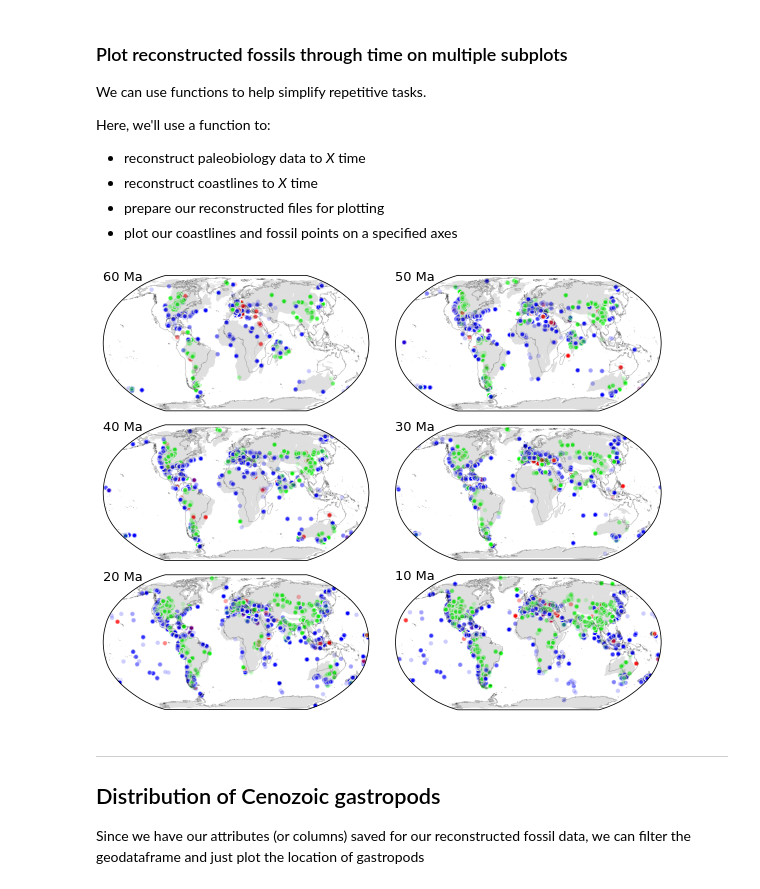
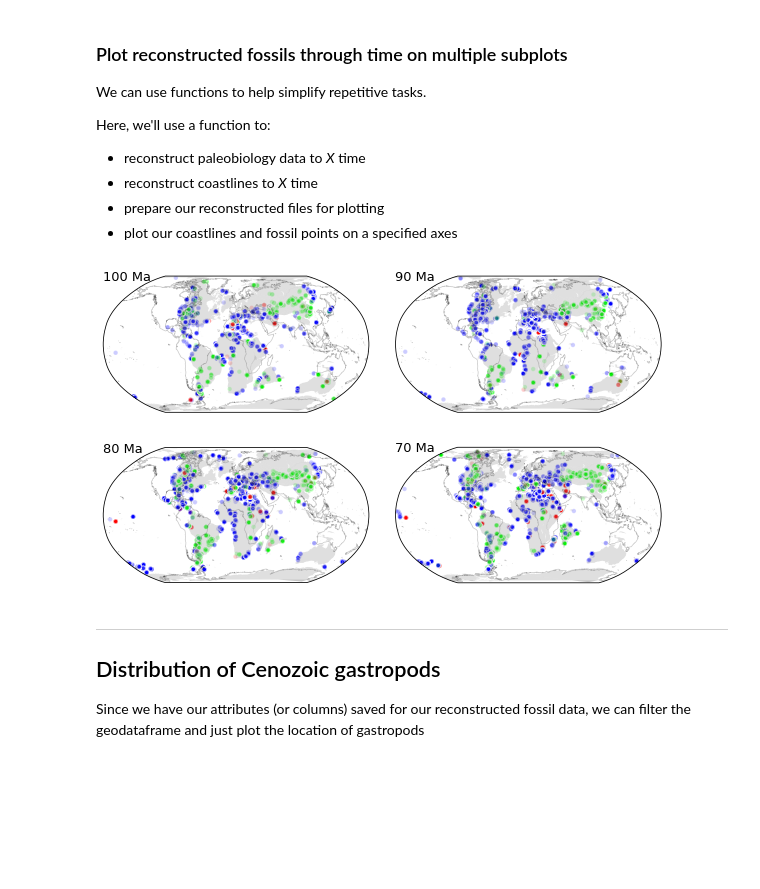
Before and after one commit to GPlates/pygplates-course-2022, a Jupyter notebook: 05-Reconstructing-more-features.ipynb, the cells around one changed output. Drawn from its saved outputs; the diff is of its cells as text; code cells hidden in the pictures; blank space fills up the shorter version.

Commit message:
change to late cretaceous

```diff
--- a/05-Reconstructing-more-features.ipynb
+++ b/05-Reconstructing-more-features.ipynb
@@ -290,8 +294,6 @@ def create_geodataframe_from_pbdb(pygplates_recon_geom, reconstruction_time):
     recon_gpd['accepted_names'] = None
     recon_gpd['environment'] = None
     recon_gpd['environment_broad'] = None
-    recon_gpd['late_interval'] = None
-    recon_gpd['early_inverval'] = None
     recon_gpd['occurrence_no'] = None
     recon_gpd['geometry'] = None
     recon_gpd['reconstruction_time'] = None
@@ -328,8 +330,6 @@ def create_geodataframe_from_pbdb(pygplates_recon_geom, reconstruction_time):
         accepted_names.append(point.get_shapefile_attribute('accepted_name'))
         environments.append(point.get_shapefile_attribute('environment'))
         broad_environments.append(point.get_shapefile_attribute('environment_broad'))
-        early_intervals.append(point.get_shapefile_attribute('early_interval'))
-        late_intervals.append(point.get_shapefile_attribute('late_interval'))
         occurence_nos.append(point.get_shapefile_attribute('occurrence_no'))
 
         reconstruction_times.append(reconstruction_time)
@@ -347,8 +347,6 @@ def create_geodataframe_from_pbdb(pygplates_recon_geom, reconstruction_time):
     recon_gpd['accepted_names'] = accepted_names
     recon_gpd['environment'] = environments
     recon_gpd['environment_broad'] = broad_environments
-    recon_gpd['late_interval'] = late_intervals
-    recon_gpd['early_inverval'] = early_intervals
     recon_gpd['occurrence_no'] = occurence_nos
     recon_gpd['geometry'] = geometries
     recon_gpd['reconstruction_time'] = reconstruction_times
@@ -357,2 +357,3 @@ def create_geodataframe_from_pbdb(pygplates_recon_geom, reconstruction_time):
 # %%
-gpd_pbdb = create_geodataframe_from_pbdb(pbdb_30Ma, reconstruction_time)
+gpd_pbdb = create_geodataframe_from_pbdb(reconstructed_pbdb, reconstruction_time)
+gpd_pbdb
@@ -394,7 +412,9 @@ date_line_wrapper = pygplates.DateLineWrapper()
 for polygon in reconstructed_coastlines:
     wrapped_polygons = date_line_wrapper.wrap(polygon.get_reconstructed_geometry())
     for poly in wrapped_polygons:
-        coastlines_for_plotting.append(LinearRing([(p.get_longitude(), p.get_latitude()) for p in poly.get_exterior_points()]))
+        coastlines_for_plotting.append(
+            LinearRing([(p.get_longitude(), p.get_latitude())
+                        for p in poly.get_exterior_points()]))
 ax.add_geometries(coastlines_for_plotting, ccrs.PlateCarree(), facecolor='grey', alpha=0.25)
 
 # ---
@@ -402,7 +422,6 @@ ax.add_geometries(coastlines_for_plotting, ccrs.PlateCarree(), facecolor='grey',
 gpd_pbdb.plot(ax=ax, column='environment_broad', cmap='brg', alpha=alpha, edgecolor='k',
                    markersize=markersize, transform=ccrs.PlateCarree(), legend=True)
 
-
 plt.title('%s Ma' % reconstruction_time, fontsize=20, loc='left', y=0.92)
 plt.show()
 # %% [output]
@@ -419,7 +438,6 @@ Here, we'll use a function to:
 - plot our coastlines and fossil points on a specified axes
 # %%
 def reconstruct_and_plot(reconstruction_time, ax):
-
 
     # reconstruct fossils and coastlines
     reconstruction_time = reconstruction_time
@@ -431,7 +449,8 @@ def reconstruct_and_plot(reconstruction_time, ax):
     gpd_pbdb = create_geodataframe_from_pbdb(reconstructed_pbdb, reconstruction_time)
 
     reconstructed_coastlines = []
-    pygplates.reconstruct(coastlines, rotation_model, reconstructed_coastlines, reconstruction_time, export_wrap_to_dateline=True)
+    pygplates.reconstruct(coastlines, rotation_model, reconstructed_coastlines,
+                          reconstruction_time, export_wrap_to_dateline=True)
 
     # ---- plotting parts of the function
     # define colours
@@ -448,7 +467,9 @@ def reconstruct_and_plot(reconstruction_time, ax):
     for polygon in reconstructed_coastlines:
         wrapped_polygons = date_line_wrapper.wrap(polygon.get_reconstructed_geometry())
         for poly in wrapped_polygons:
-            coastlines_for_plotting.append(LinearRing([(p.get_longitude(), p.get_latitude()) for p in poly.get_exterior_points()]))
+            coastlines_for_plotting.append(
+                LinearRing([(p.get_longitude(),p.get_latitude())
+                            for p in poly.get_exterior_points()]))
     ax.add_geometries(coastlines_for_plotting, ccrs.PlateCarree(), facecolor='grey', alpha=0.25)
 
     # plot pbdb points
@@ -457,41 +478,33 @@ def reconstruct_and_plot(reconstruction_time, ax):
 
     ax.set_title('%s Ma' % reconstruction_time, fontsize=13, loc='left', y=0.92)
 # %%
-nrows = 3
+nrows = 2
 ncols = 2
 
-fig = plt.figure(figsize=(10, 8))
+fig = plt.figure(figsize=(10, 6))
 
 # --- first subplot
 ax1 = plt.subplot(nrows, ncols, 1, projection=ccrs.Robinson())
-reconstruct_and_plot(60, ax1)
+reconstruct_and_plot(100, ax1)
 
 # --- second subplot
 ax2 = plt.subplot(nrows, ncols, 2, projection=ccrs.Robinson())
-reconstruct_and_plot(50, ax2)
+reconstruct_and_plot(90, ax2)
 
 # --- third subplot
 ax3 = plt.subplot(nrows, ncols, 3, projection=ccrs.Robinson())
-reconstruct_and_plot(40, ax3)
+reconstruct_and_plot(80, ax3)
 
 # ---
 ax4 = plt.subplot(nrows, ncols, 4, projection=ccrs.Robinson())
-reconstruct_and_plot(30, ax4)
-
-# ---
-ax5 = plt.subplot(nrows, ncols, 5, projection=ccrs.Robinson())
-reconstruct_and_plot(20, ax5)
-
-# ---
-ax6 = plt.subplot(nrows, ncols, 6, projection=ccrs.Robinson())
-reconstruct_and_plot(10, ax6)
+reconstruct_and_plot(70, ax4)
 
 # set the spacing between subplots
 plt.subplots_adjust(wspace=0.1, hspace=0.1)
 
 plt.show()
 # %% [output]
-[figure, old version]
+[figure, new version]
 # %% [markdown]
 ---
 
```
Also changed, not shown: parts of 36 cells of this notebook.
